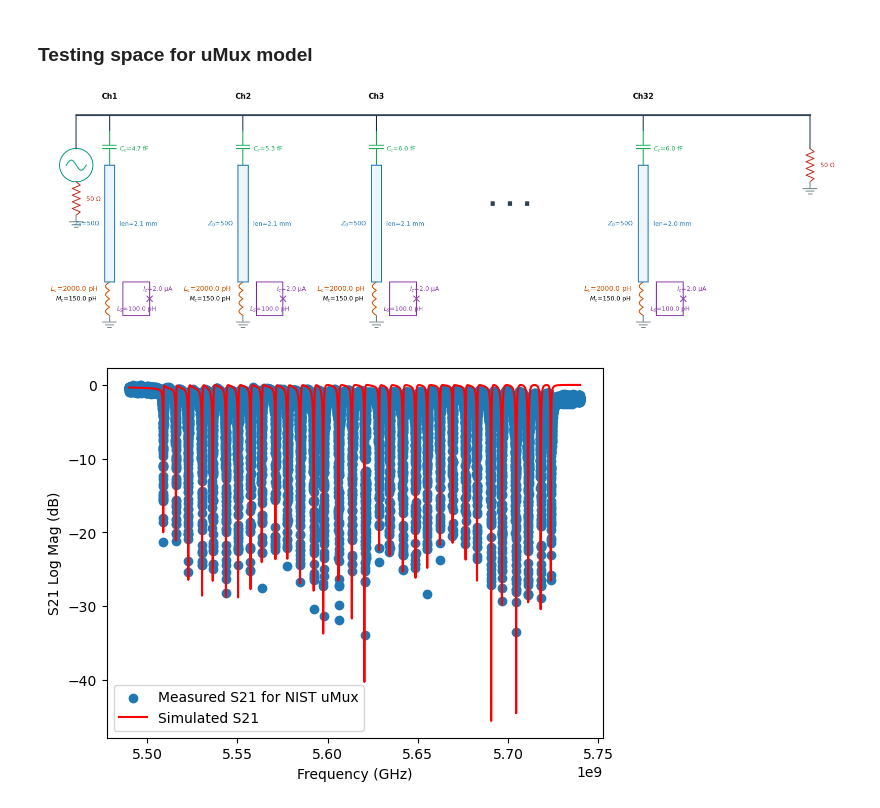
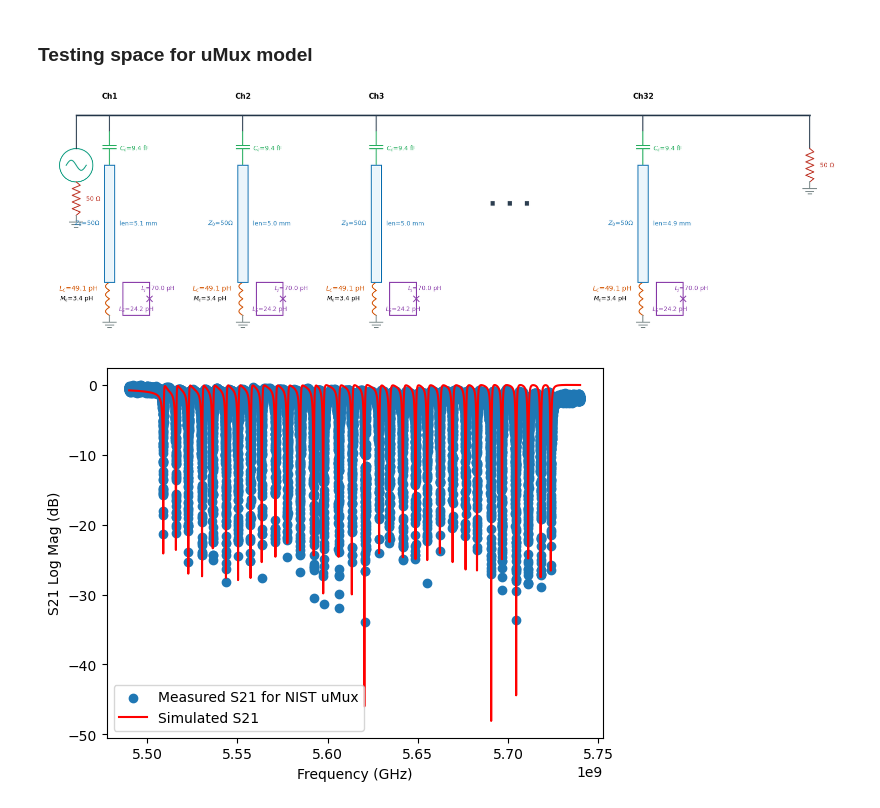
Before and after one commit to QTSF-Mines/Microwave-Multiplexing, a Jupyter notebook: uMux_modeling/model_testing.ipynb, the cells around one changed output. Saved outputs shown, nothing was run; the diff lists cells and outputs as text; code cells hidden in the pictures.

Commit message:
Added Flux Lines to SQUID

```diff
--- a/uMux_modeling/model_testing.ipynb
+++ b/uMux_modeling/model_testing.ipynb
@@ -19,29 +19,47 @@ s21_logMag = s21_logMag-np.max(s21_logMag)
 # %%
 loaded_params = np.loadtxt('NIST_full_params.txt', dtype=float)
 
 VNA = VNA_Simulator(z0=50)
+Phi0 = 2.067e-15
 
-Phi0 = 2.067e-15
-squid1 = SQUID(I_c=2e-6, L_loop=100e-12, phi_ext=3 * Phi0)
-ind1 = Inductor(2e-9)
-tuned_L1 = ScreenedInductor(primary_inductor=ind1, screening_device=squid1, M=150e-12)
+# Keep a list of your SQUIDs so you can easily access and tune them later
+squids = []
 
-count= 1
+count = 1
 for params in loaded_params:
-    length, Cc_val, Qi_val = extract_physical_params(params, tuned_L1)
-    cap1 = Capacitor(C=Cc_val)
-    phys_res = Resonator(length=length, load=tuned_L1, v_p=1.15e8, Qi=Qi_val)
+    # 1. DESIGN PHASE: Create unique components for THIS channel
+    # We set phi_ext=0 as our baseline "design flux"
 
-    channel1 = Channel(name="Ch"+str(count))
-    count+=1
-    channel1.add(cap1)
-    channel1.add(phys_res)
-    VNA.add(channel1, 'shunt')
+    squid_ch = SQUID(L_j=70e-12, L_s=24.2e-12, phi_ext=0)
+    squid_ch.add_flux_line("FluxRamp", 15e-12)
+    squid_ch.add_flux_line("Input", 246e-12)
+    ind_ch = Inductor(49.1e-12)
+    tuned_L_ch = ScreenedInductor(primary_inductor=ind_ch, screening_device=squid_ch, M=3.4e-12)
+
+    # Save the SQUID reference so we can change its flux later
+    squids.append(squid_ch)
+
+    # 2. EXTRACT PHYSICAL PARAMS: Calculate length based on the baseline 0-flux state
+    length, Cc_val, Qi_val = extract_physical_params(params, tuned_L_ch, Cc_in=9.4e-15)
+
+    # 3. BUILD PHASE: Lock in the physical parameters
+    cap_ch = Capacitor(C=Cc_val)
+    phys_res = Resonator(length=length, load=tuned_L_ch, v_p=1.15e8, Qi=Qi_val)
+
+    # Add to channel and VNA
+    channel = Channel(name=f"Ch{count}")
+    channel.add(cap_ch)
+    channel.add(phys_res)
+    VNA.add(channel, 'shunt')
+
+    count += 1
 
 VNA.draw_schematic(use_color=True)
 # %% [output]
-[figure, old version]
+[figure, new version]
 # %%
+
+
 S = VNA.get_s_matrix(freqs_loaded)
 
 plt.scatter(freqs_loaded, s21_logMag, label = "Measured S21 for NIST uMux")
@@ -49,10 +67,11 @@ plt.plot(freqs_loaded, 20*np.log10(S[1,0]), color = 'r', label = "Simulated S21"
 plt.xlabel("Frequency (GHz)")
 plt.ylabel("S21 Log Mag (dB)")
 plt.legend()
+# plt.xlim([5.6e9,5.61e9])
 plt.show()
 
 # plt.scatter(freqs_loaded, s21_phase)
 # plt.plot(freqs_loaded, np.angle(S[1,0]), color = 'r')
 # plt.show()
 # %% [output]
-[figure, old version]
+[figure, new version]
```
Also changed, not shown: parts of 1 cell of this notebook, 1 other file.
